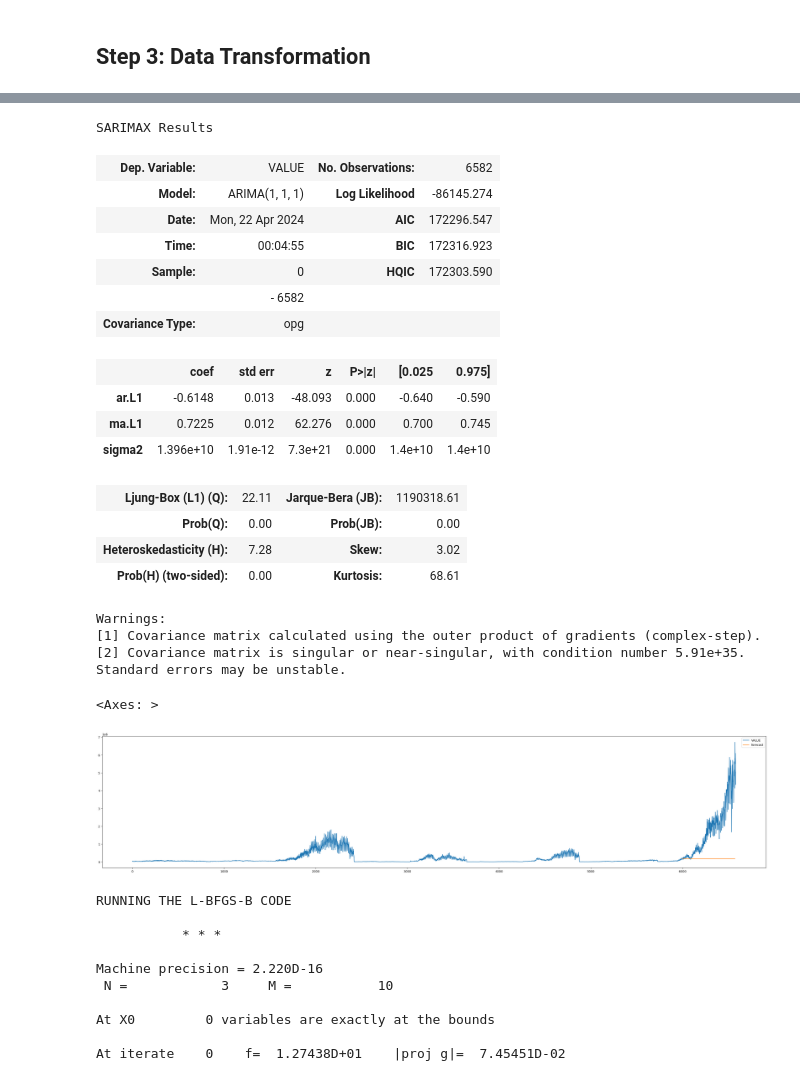
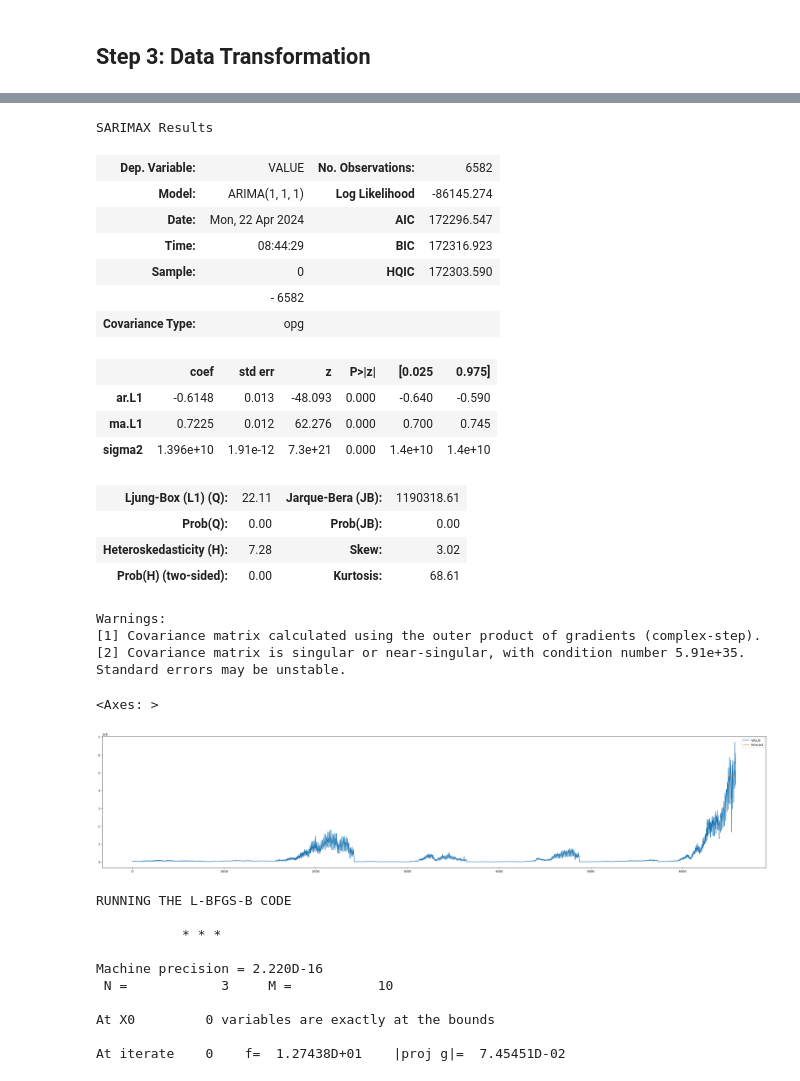
Before and after one commit to CLIUKELLY/ARIMA-Time-Serie-Forecasting, a Jupyter notebook: 02. ARIMA Time Series Forecasting_all data.ipynb, the cells around one changed output, grey strips where cells are left out. Drawn from its saved outputs; the diff is of its cells as text; code cells hidden in the pictures.

```diff
--- a/02. ARIMA Time Series Forecasting_all data.ipynb
+++ b/02. ARIMA Time Series Forecasting_all data.ipynb
@@ -63,6 +63,8 @@ Canadian_data.tail(12)
 | 6579 | 2023-12-01 | 5127895.0 |
 | 6580 | 2024-01-01 | 4334053.0 |
 | 6581 | 2024-02-01 | 5048656.0 |
+# %%
+Canadian_data=Canadian_data.tail(120)
 # %%
 # Check for missing values
 print(Canadian_data.isnull().sum())
@@ -176,7 +181,7 @@ SARIMAX Results
 | Dep. Variable: | VALUE | No. Observations: | 6582 |
 | Model: | ARIMA(1, 1, 1) | Log Likelihood | -86145.274 |
 | Date: | Mon, 22 Apr 2024 | AIC | 172296.547 |
-| Time: | 00:04:55 | BIC | 172316.923 |
+| Time: | 08:44:29 | BIC | 172316.923 |
 | Sample: | 0 | HQIC | 172303.590 |
 |  | - 6582 |  |  |
 | Covariance Type: | opg |  |  |
@@ -192,11 +197,11 @@ Warnings:
 [1] Covariance matrix calculated using the outer product of gradients (complex-step).
 [2] Covariance matrix is singular or near-singular, with condition number 5.91e+35. Standard errors may be unstable.
 # %%
-Canadian_data['forecast']=model_fit.predict(start=6000,end=6571,dynamic=True)
+Canadian_data['forecast']=model_fit.predict(start=6500,end=6581,dynamic=True)
 Canadian_data[['VALUE','forecast']].plot(figsize=(40,8))
 # %% [output]
 <Axes: >
-[figure, old version]
+[figure, new version]
 # %%
 import statsmodels.api as sm
 model=sm.tsa.statespace.SARIMAX(Canadian_data['VALUE'],order=(0, 1, 1),seasonal_order=(0,1,1,12))
```
Also changed, not shown: parts of 8 cells of this notebook.
